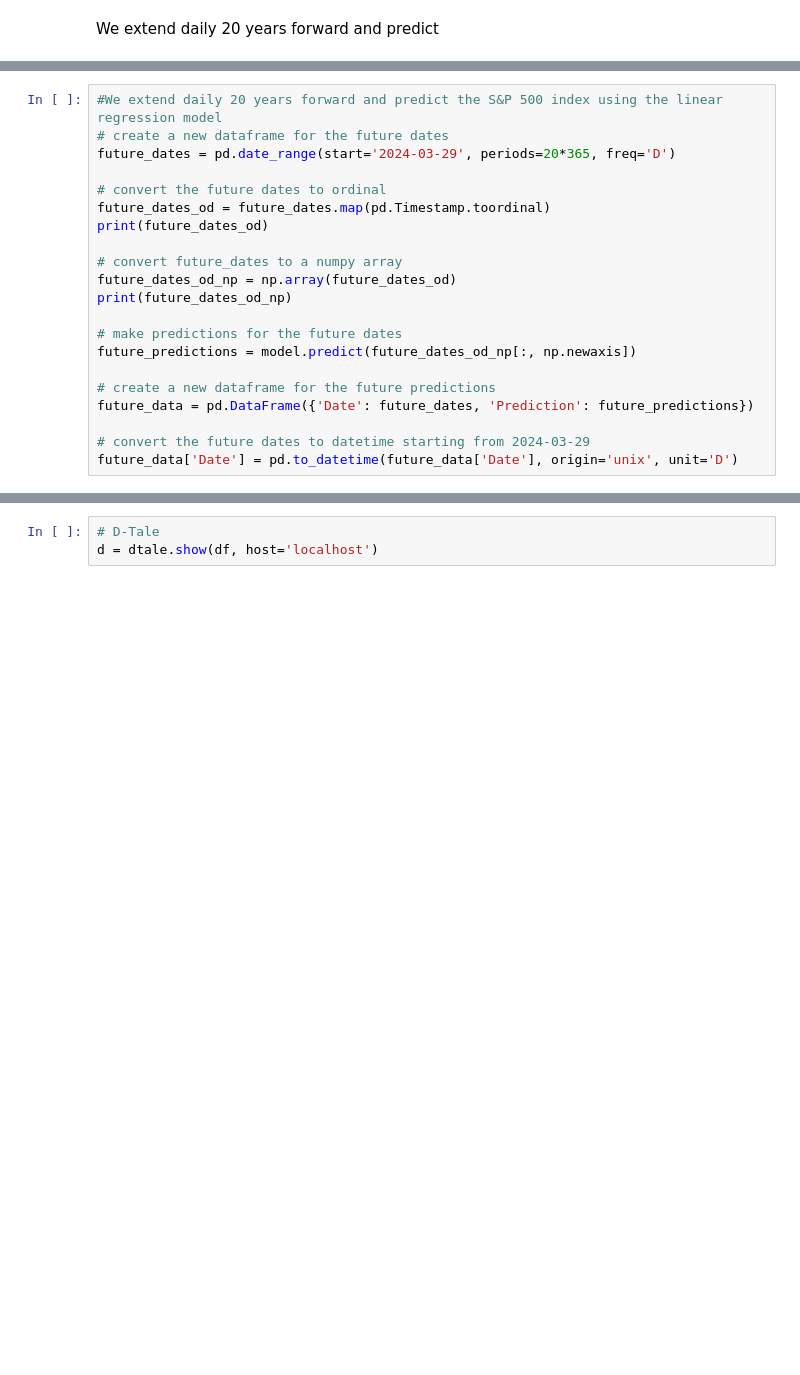
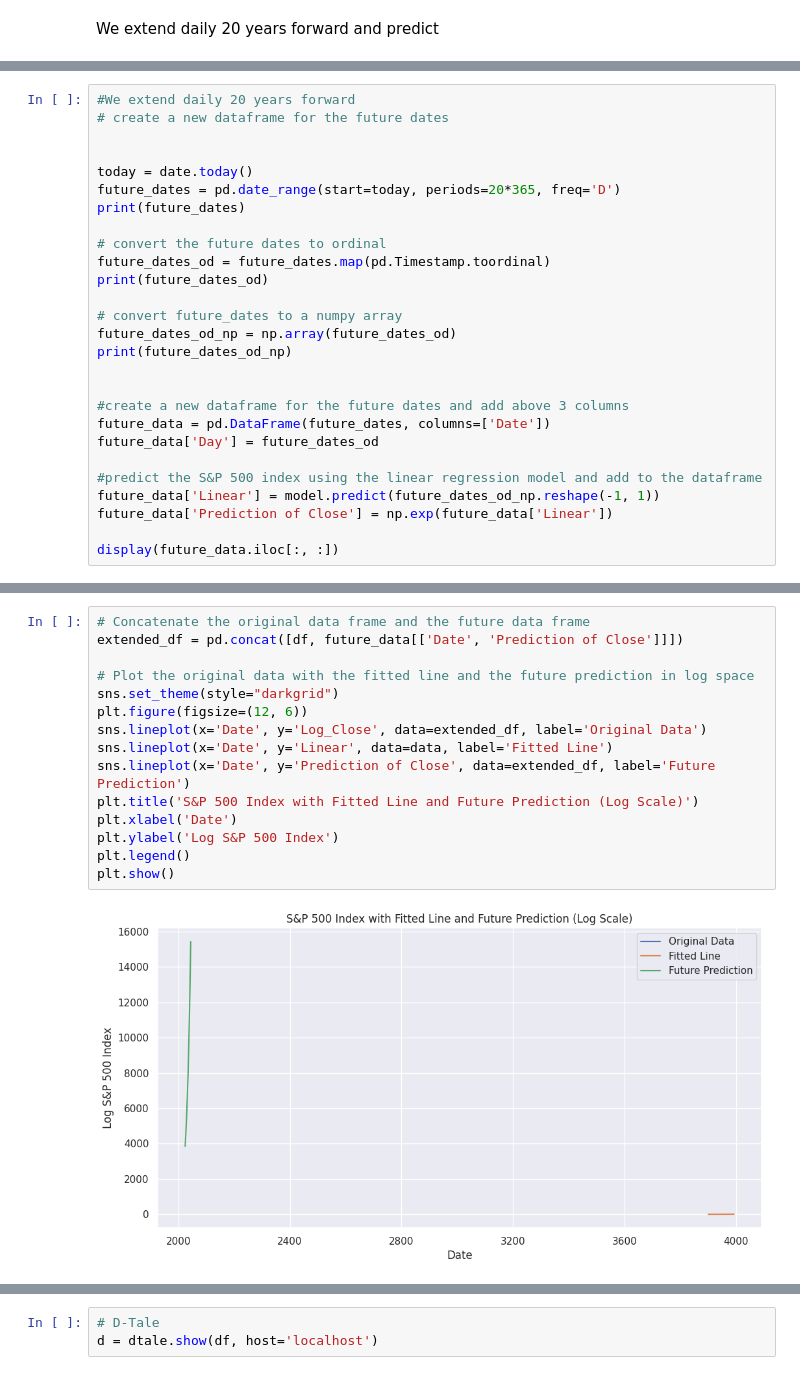
Before and after one commit to M-watermelon/Market-Site, a Jupyter notebook: yfincance_v03.ipynb, the cells around one changed output, grey strips where cells are left out. Saved outputs shown, nothing was run; the diff lists cells and outputs as text; blank space fills up the shorter version.

Commit message:
adding prediction

```diff
--- a/yfincance_v03.ipynb
+++ b/yfincance_v03.ipynb
@@ -243,7 +178,11 @@ data
 # %%
-#We extend daily 20 years forward and predict the S&P 500 index using the linear regression model
+#We extend daily 20 years forward
 # create a new dataframe for the future dates
-future_dates = pd.date_range(start='2024-03-29', periods=20*365, freq='D')
+
+
+today = date.today()
+future_dates = pd.date_range(start=today, periods=20*365, freq='D')
+print(future_dates)
 
 # convert the future dates to ordinal
 future_dates_od = future_dates.map(pd.Timestamp.toordinal)
@@ -253,12 +192,14 @@ print(future_dates_od)
 future_dates_od_np = np.array(future_dates_od)
 print(future_dates_od_np)
 
-# make predictions for the future dates
-future_predictions = model.predict(future_dates_od_np[:, np.newaxis])
 
-# create a new dataframe for the future predictions
-future_data = pd.DataFrame({'Date': future_dates, 'Prediction': future_predictions})
+#create a new dataframe for the future dates and add above 3 columns
+future_data = pd.DataFrame(future_dates, columns=['Date'])
+future_data['Day'] = future_dates_od
 
-# convert the future dates to datetime starting from 2024-03-29
-future_data['Date'] = pd.to_datetime(future_data['Date'], origin='unix', unit='D')
+#predict the S&P 500 index using the linear regression model and add to the dataframe
+future_data['Linear'] = model.predict(future_dates_od_np.reshape(-1, 1))
+future_data['Prediction of Close'] = np.exp(future_data['Linear'])
+
+display(future_data.iloc[:, :])
 # %% [output]
@@ -281,3 +261,20 @@ NameError: name 'X' is not defined
+# %%
+# Concatenate the original data frame and the future data frame
+extended_df = pd.concat([df, future_data[['Date', 'Prediction of Close']]])
+
+# Plot the original data with the fitted line and the future prediction in log space
+sns.set_theme(style="darkgrid")
+plt.figure(figsize=(12, 6))
+sns.lineplot(x='Date', y='Log_Close', data=extended_df, label='Original Data')
+sns.lineplot(x='Date', y='Linear', data=data, label='Fitted Line')
+sns.lineplot(x='Date', y='Prediction of Close', data=extended_df, label='Future Prediction')
+plt.title('S&P 500 Index with Fitted Line and Future Prediction (Log Scale)')
+plt.xlabel('Date')
+plt.ylabel('Log S&P 500 Index')
+plt.legend()
+plt.show()
+# %% [output]
+[figure, added]
 # %%
 # plot the future predictions agaisnt the date using seaborn
 sns.set_theme(style="darkgrid")
```
Also changed, not shown: parts of 17 cells of this notebook.
